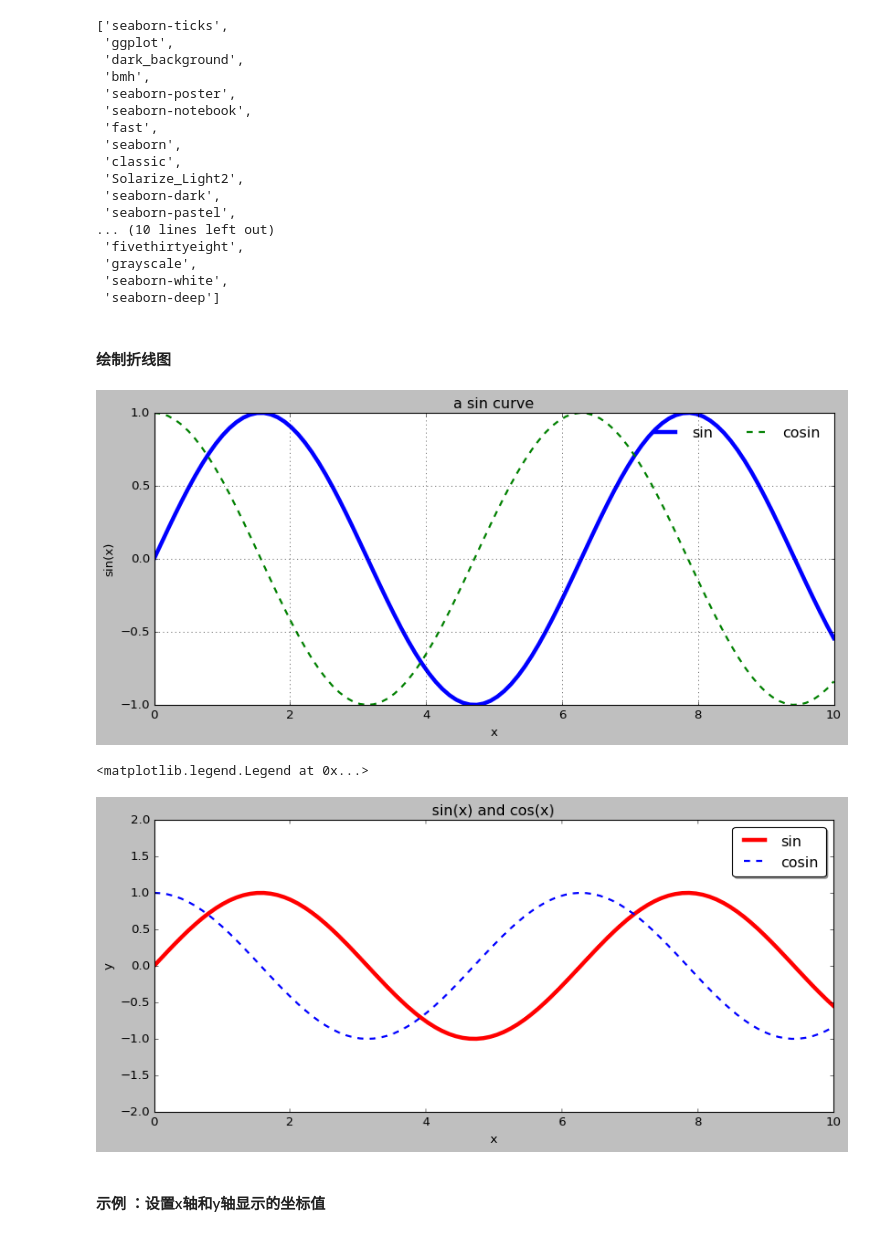
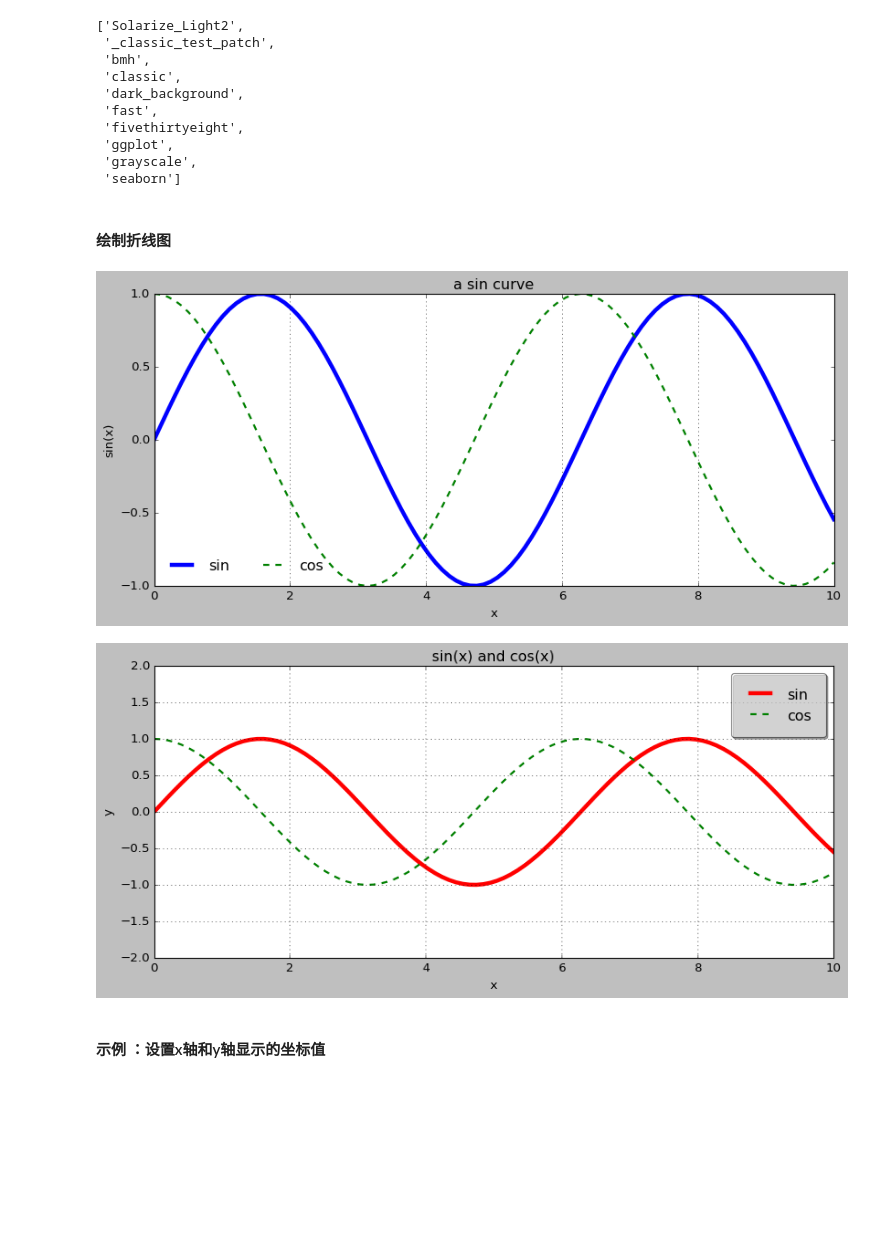
Before and after one commit to PeterZhangxing/my_lectures, a Jupyter notebook: about_plt/basic_plt_blank.ipynb, the cells around one changed output. Cells and saved outputs as stored; diff of their text form; code cells hidden in the pictures; blank space fills up the shorter version.

```diff
--- a/about_plt/basic_plt.ipynb
+++ b/about_plt/basic_plt_blank.ipynb
@@ -14,23 +13,16 @@ from matplotlib import pyplot as plt
 import matplotlib as mpl
 # %%
 # 查看可用的绘图风格
-plt.style.available
+plt.style.available[:10]
 # %% [output]
-['seaborn-ticks',
+['Solarize_Light2',
+ '_classic_test_patch',
+ 'bmh',
+ 'classic',
+ 'dark_background',
+ 'fast',
+ 'fivethirtyeight',
  'ggplot',
- 'dark_background',
- 'bmh',
- 'seaborn-poster',
- 'seaborn-notebook',
- 'fast',
- 'seaborn',
- 'classic',
- 'Solarize_Light2',
- 'seaborn-dark',
- 'seaborn-pastel',
-... (10 lines left out)
- 'fivethirtyeight',
  'grayscale',
- 'seaborn-white',
- 'seaborn-deep']
+ 'seaborn']
 # %%
@@ -43,30 +35,30 @@ plt.style.use('classic')
 x = np.linspace(0,10,100)
 fig = plt.figure(figsize=(12,5))
 plt.plot(x,np.sin(x),'-',linewidth=4,label='sin')
-plt.plot(x,np.cos(x),'--',linewidth=2,label='cosin')
-plt.title("a sin curve")
-plt.xlabel("x")
-plt.ylabel("sin(x)")
-plt.legend(loc='upper right',frameon=False,ncol=2)
-plt.grid()
+plt.plot(x,np.cos(x),'--',linewidth=2,label='cos')
+plt.title('a sin curve')
+plt.xlabel('x')
+plt.ylabel('sin(x)')
+plt.legend(loc='lower left',frameon=False,ncol=2)
+plt.grid(axis='x')
 # %% [output]
-[figure, old version]
+[figure, new version]
 # %%
 # 使用面向对象的风格绘制同样的图像
 fig,ax = plt.subplots()
 # 设置图像的大小
 fig.set_figheight(5)
 fig.set_figwidth(12)
 # 在坐标轴内绘制图像
 ax.plot(x,np.sin(x),'-',color='red',linewidth=4,label='sin')
-ax.plot(x,np.cos(x),'--',color='blue',linewidth=2,label='cosin')
+ax.plot(x,np.cos(x),'--',color='green',linewidth=2,label='cos')
 # 设置坐标轴上下限，名称以及标题
 ax.set(xlim=(0,10),ylim=(-2,2),xlabel='x',ylabel='y',title='sin(x) and cos(x)')
 # 设置并显示图例
-ax.legend(fancybox=True,framealpha=1,shadow=True,borderpad=0.5)
+ax.legend(fancybox=True,framealpha=0.5,shadow=True,borderpad=1,ncol=1)
+ax.grid()
 # %% [output]
-<matplotlib.legend.Legend at 0x...>
-[figure, old version]
+[figure, new version]
 # %% [markdown]
 #### 示例 ：设置x轴和y轴显示的坐标值
 # %%
```
Also changed, not shown: parts of 15 cells of this notebook, 1 other file.
